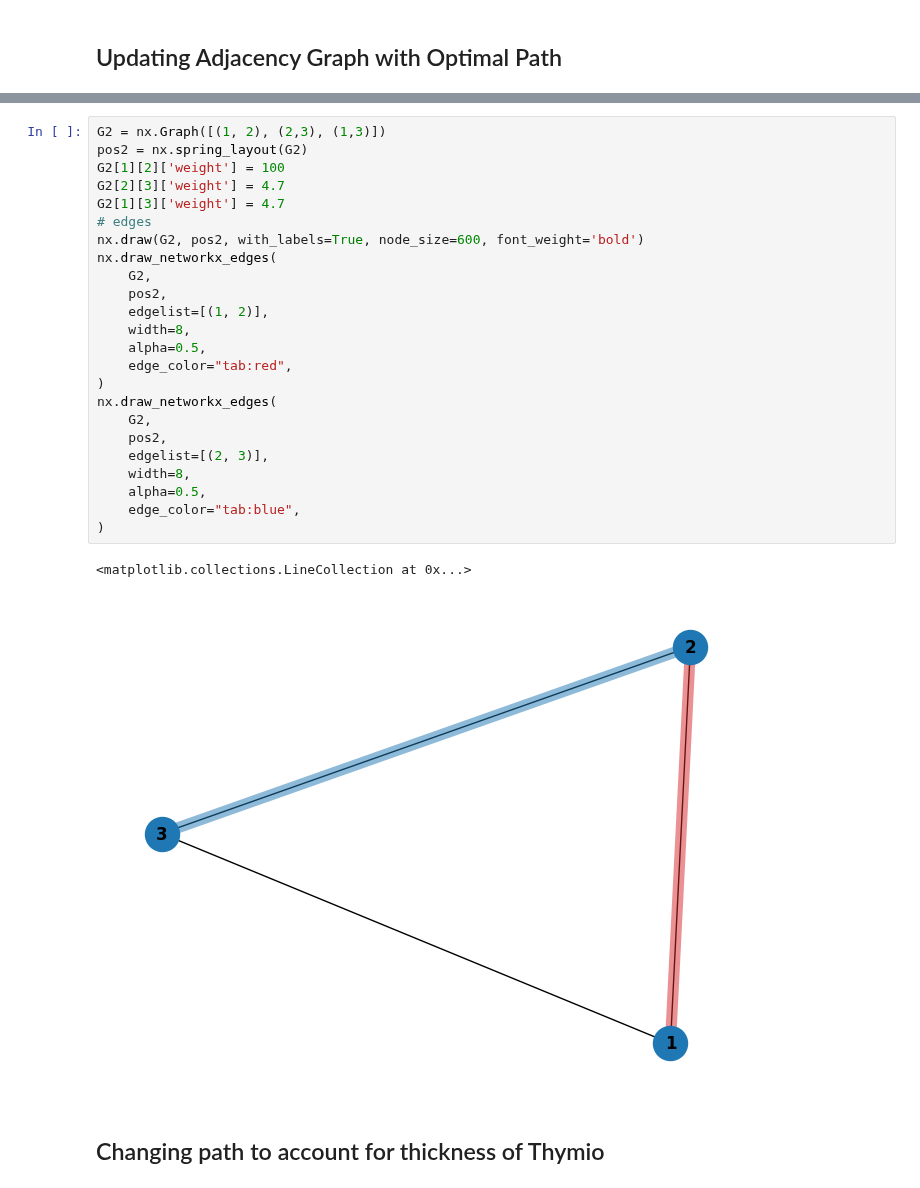
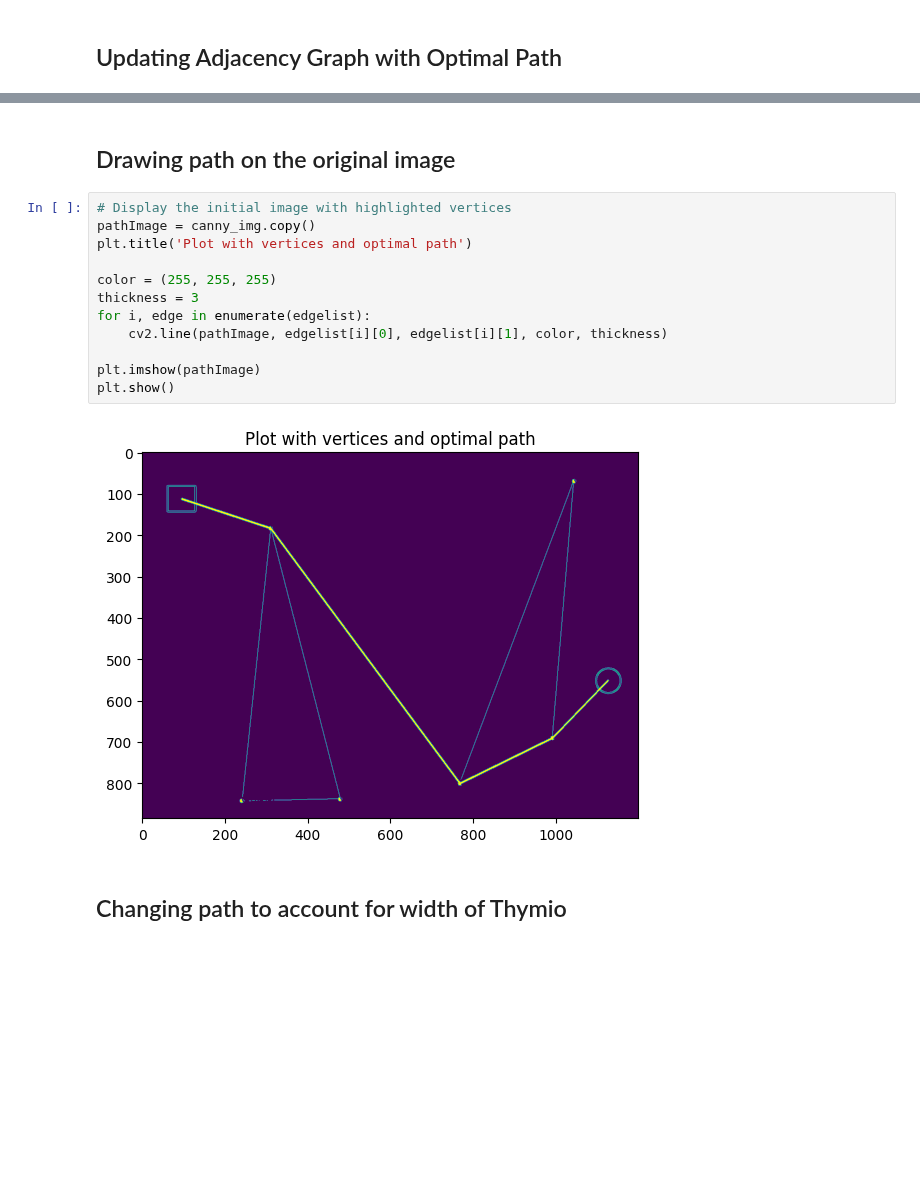
Before and after one commit to Owhenthesaints/Project_Basics_For_Mobile_Robotics, a Jupyter notebook: dependencies/Project path planing (2).ipynb, the cells around one changed output, grey strips where cells are left out. Drawn from its saved outputs; the diff is of its cells as text; blank space fills up the shorter version.

```diff
--- a/dependencies/Project path planing (2).ipynb
+++ b/dependencies/Project path planing (2).ipynb
@@ -508,29 +497,18 @@ IndexError: list index out of range
-# %%
-G2 = nx.Graph([(1, 2), (2,3), (1,3)])
-pos2 = nx.spring_layout(G2)
-G2[1][2]['weight'] = 100
-G2[2][3]['weight'] = 4.7
-G2[1][3]['weight'] = 4.7
-# edges
-nx.draw(G2, pos2, with_labels=True, node_size=600, font_weight='bold')
-nx.draw_networkx_edges(
-    G2,
-    pos2,
-    edgelist=[(1, 2)],
-    width=8,
-    alpha=0.5,
-    edge_color="tab:red",
-)
-nx.draw_networkx_edges(
-    G2,
-    pos2,
-    edgelist=[(2, 3)],
-    width=8,
-    alpha=0.5,
-    edge_color="tab:blue",
-)
-# %% [output]
-<matplotlib.collections.LineCollection at 0x...>
-[figure, removed]
+# %% [markdown]
+## Drawing path on the original image
+# %%
+# Display the initial image with highlighted vertices
+pathImage = canny_img.copy()
+plt.title('Plot with vertices and optimal path')
+
+color = (255, 255, 255)
+thickness = 3
+for i, edge in enumerate(edgelist):
+    cv2.line(pathImage, edgelist[i][0], edgelist[i][1], color, thickness)
+
+plt.imshow(pathImage)
+plt.show()
+# %% [output]
+[figure, added]
 # %% [markdown]
-## Changing path to account for thickness of Thymio
+## Changing path to account for width of Thymio
```
Also changed, not shown: parts of 10 cells of this notebook.
